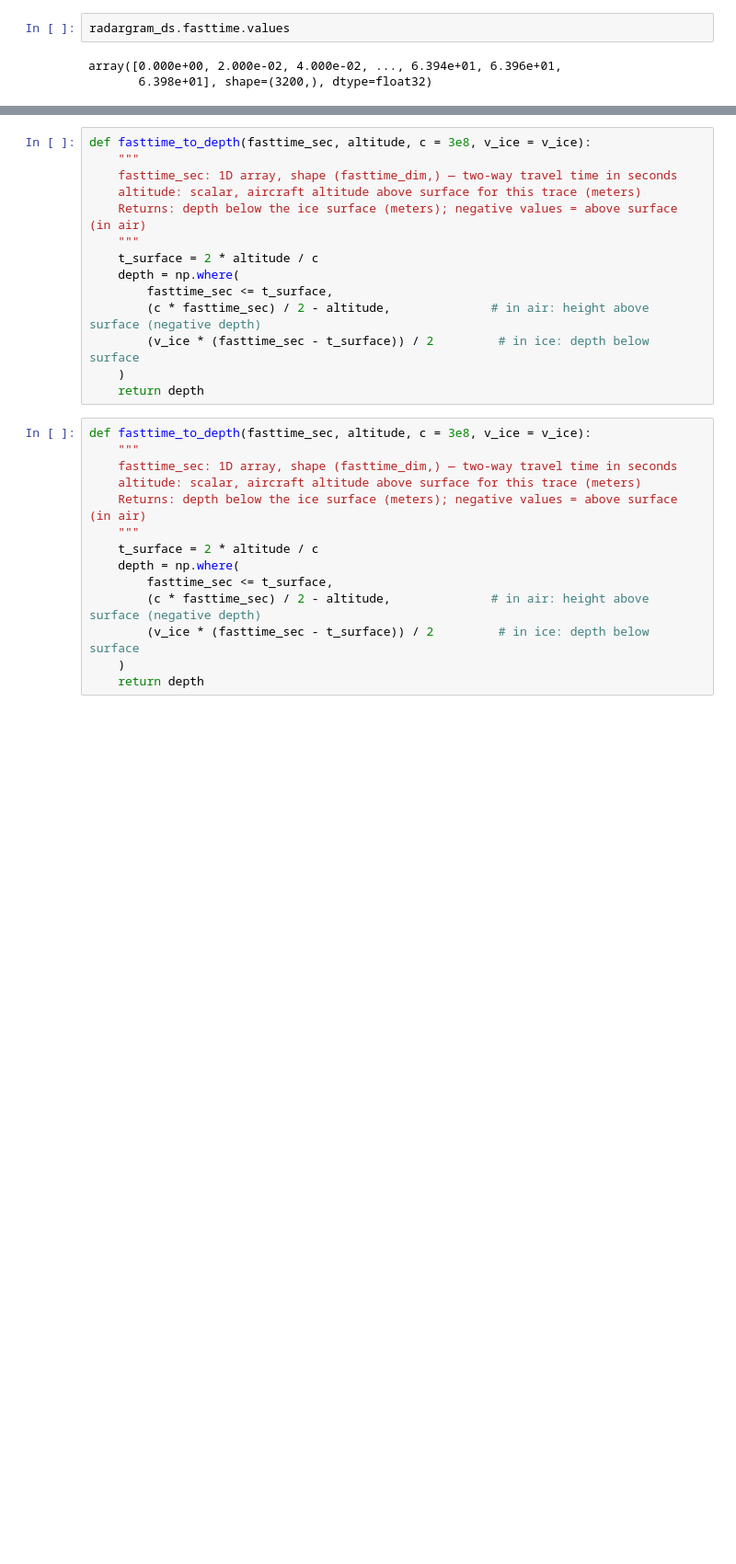
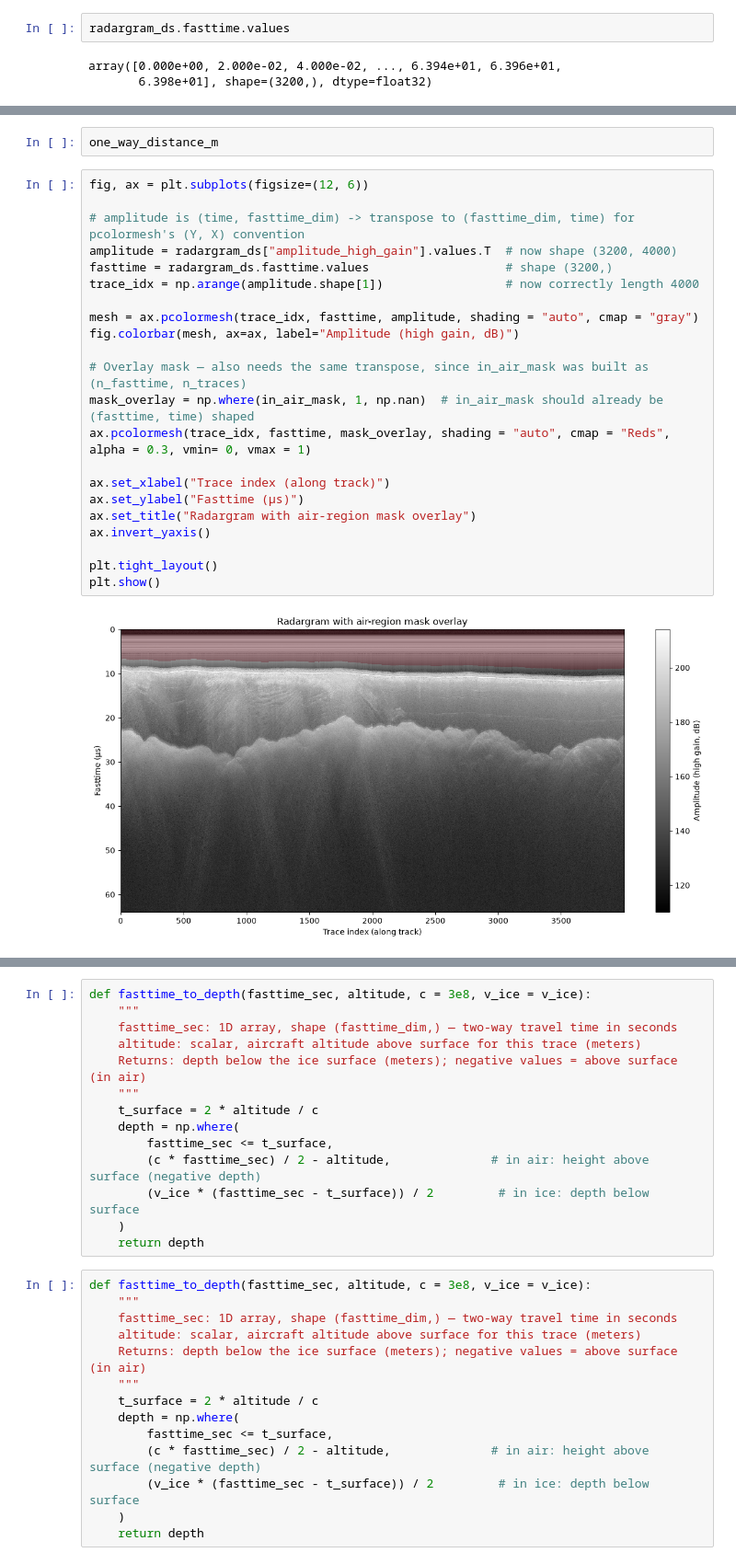
Before and after one commit to kimbente/RadarCLIP, a Jupyter notebook: preprocess_radargrams.ipynb, the cells around one changed output, grey strips where cells are left out. Shown at 92% size. Drawn from its saved outputs; the diff is of its cells as text; blank space fills up the shorter version.

```diff
--- a/preprocess_radargrams.ipynb
+++ b/preprocess_radargrams.ipynb
@@ -334,0 +385,26 @@ Attributes:
+# %%
+one_way_distance_m
+# %%
+fig, ax = plt.subplots(figsize=(12, 6))
+
+# amplitude is (time, fasttime_dim) -> transpose to (fasttime_dim, time) for pcolormesh's (Y, X) convention
+amplitude = radargram_ds["amplitude_high_gain"].values.T  # now shape (3200, 4000)
+fasttime = radargram_ds.fasttime.values                   # shape (3200,)
+trace_idx = np.arange(amplitude.shape[1])                 # now correctly length 4000
+
+mesh = ax.pcolormesh(trace_idx, fasttime, amplitude, shading = "auto", cmap = "gray")
+fig.colorbar(mesh, ax=ax, label="Amplitude (high gain, dB)")
+
+# Overlay mask — also needs the same transpose, since in_air_mask was built as (n_fasttime, n_traces)
+mask_overlay = np.where(in_air_mask, 1, np.nan)  # in_air_mask should already be (fasttime, time) shaped
+ax.pcolormesh(trace_idx, fasttime, mask_overlay, shading = "auto", cmap = "Reds", alpha = 0.3, vmin= 0, vmax = 1)
+
+ax.set_xlabel("Trace index (along track)")
+ax.set_ylabel("Fasttime (µs)")
+ax.set_title("Radargram with air-region mask overlay")
+ax.invert_yaxis()
+
+plt.tight_layout()
+plt.show()
+# %% [output]
+[figure, added]
```
Also changed, not shown: parts of 28 cells of this notebook.
